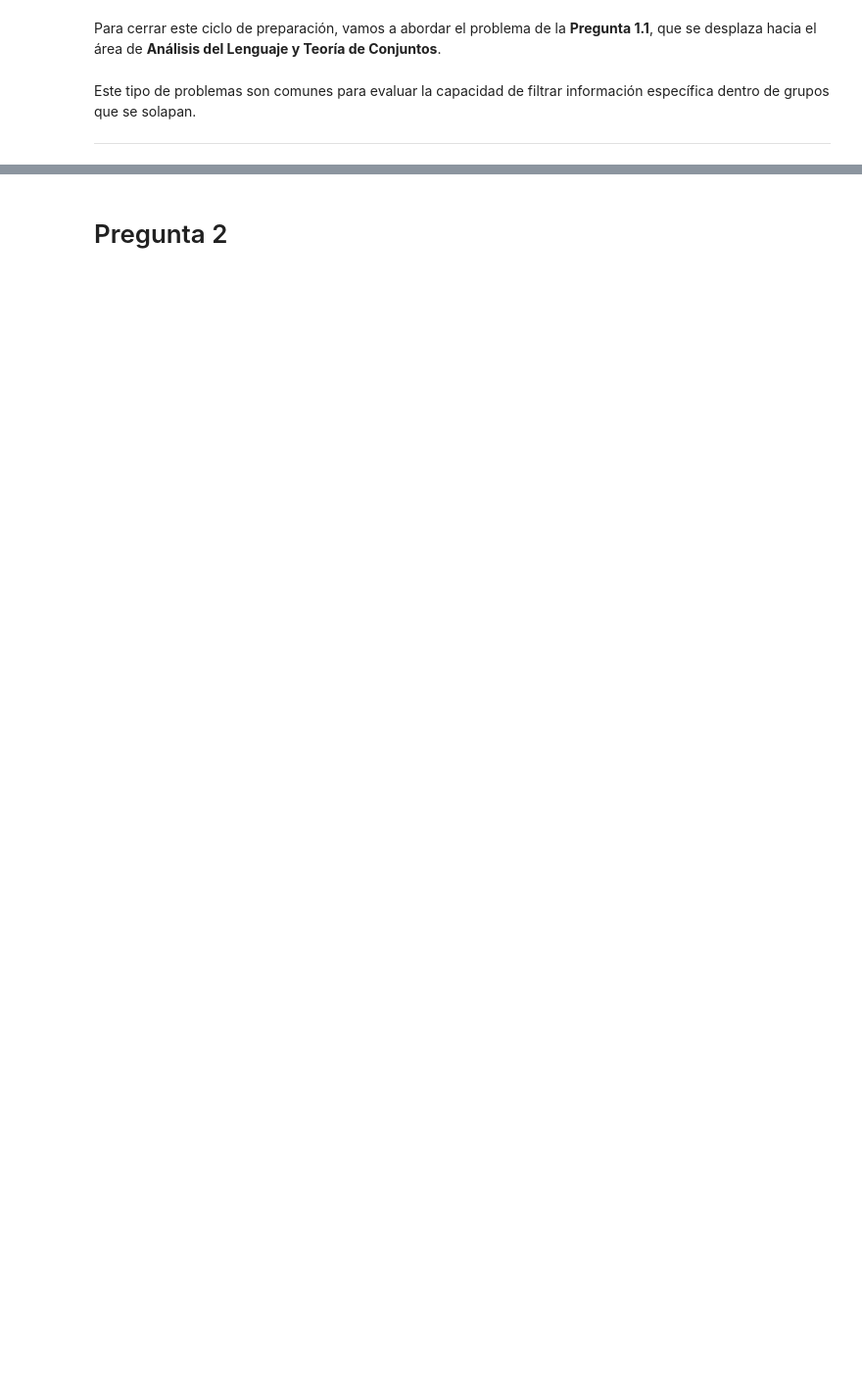
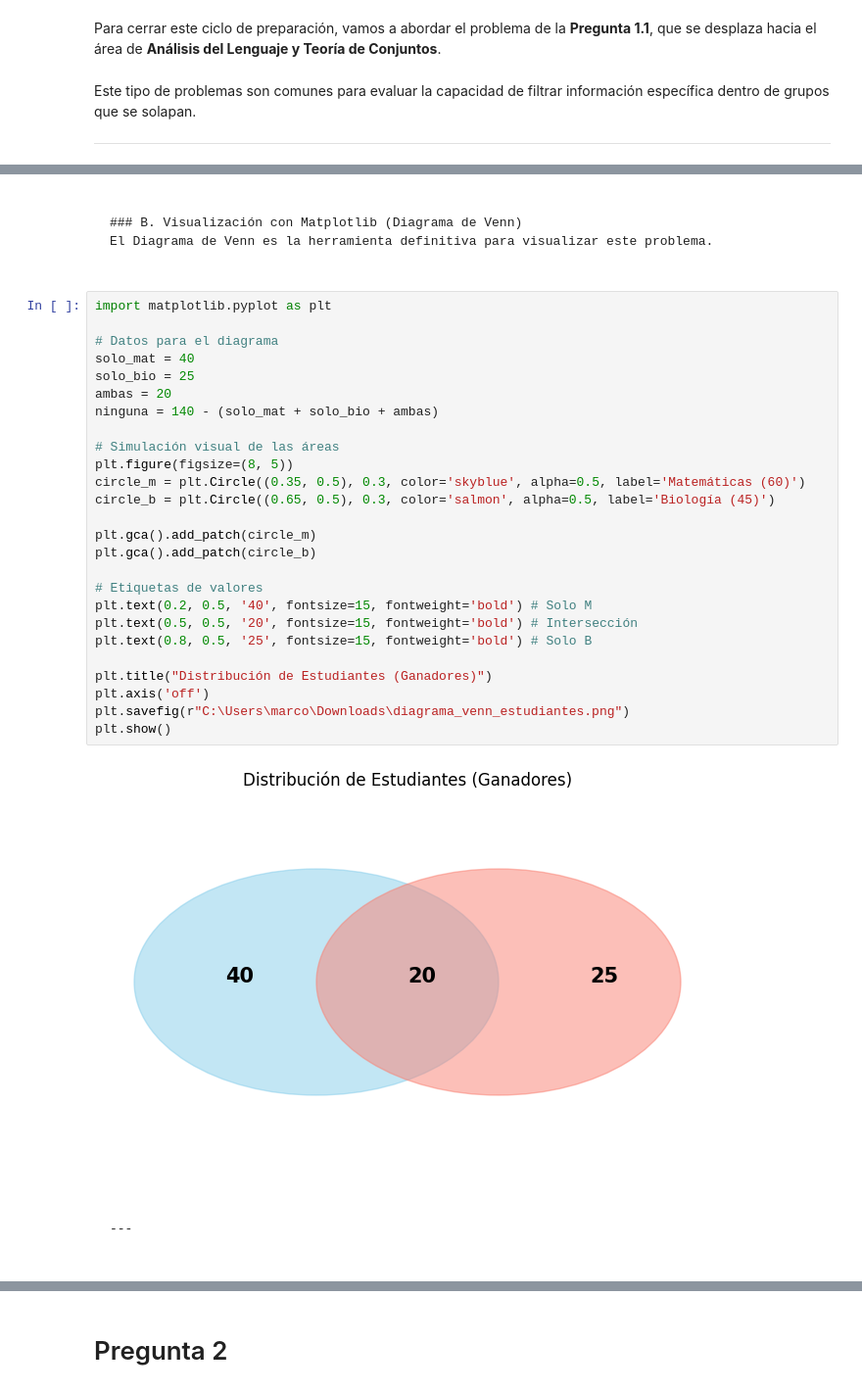
Before and after one commit to marco-canas/camino-udea, a Jupyter notebook: 3_lenguaje_proposicional/clase_01_diagnostico_y_analisis_del_lenguaje/clase1_lenguaje_proposicional.ipynb, the cells around one changed output, grey strips where cells are left out. Shown at 98% size. Saved outputs shown, nothing was run; the diff lists cells and outputs as text; blank space fills up the shorter version.

````diff
--- a/3_lenguaje_proposicional/clase_01_diagnostico_y_analisis_del_lenguaje/clase1_lenguaje_proposicional.ipynb
+++ b/3_lenguaje_proposicional/clase_01_diagnostico_y_analisis_del_lenguaje/clase1_lenguaje_proposicional.ipynb
@@ -2119,0 +2080,37 @@ plt.show()
+# %% [markdown]
+```
+
+### B. Visualización con Matplotlib (Diagrama de Venn)
+El Diagrama de Venn es la herramienta definitiva para visualizar este problema.
+# %%
+import matplotlib.pyplot as plt
+
+# Datos para el diagrama
+solo_mat = 40
+solo_bio = 25
+ambas = 20
+ninguna = 140 - (solo_mat + solo_bio + ambas)
+
+# Simulación visual de las áreas
+plt.figure(figsize=(8, 5))
+circle_m = plt.Circle((0.35, 0.5), 0.3, color='skyblue', alpha=0.5, label='Matemáticas (60)')
+circle_b = plt.Circle((0.65, 0.5), 0.3, color='salmon', alpha=0.5, label='Biología (45)')
+
+plt.gca().add_patch(circle_m)
+plt.gca().add_patch(circle_b)
+
+# Etiquetas de valores
+plt.text(0.2, 0.5, '40', fontsize=15, fontweight='bold') # Solo M
+plt.text(0.5, 0.5, '20', fontsize=15, fontweight='bold') # Intersección
+plt.text(0.8, 0.5, '25', fontsize=15, fontweight='bold') # Solo B
+
+plt.title("Distribución de Estudiantes (Ganadores)")
+plt.axis('off')
+plt.savefig(r"C:\Users\marco\Downloads\diagrama_venn_estudiantes.png")
+plt.show()
+# %% [output]
+[figure, added]
+# %% [markdown]
+```
+
+---
````
Also changed, not shown: parts of 63 cells of this notebook, 1 other file.
